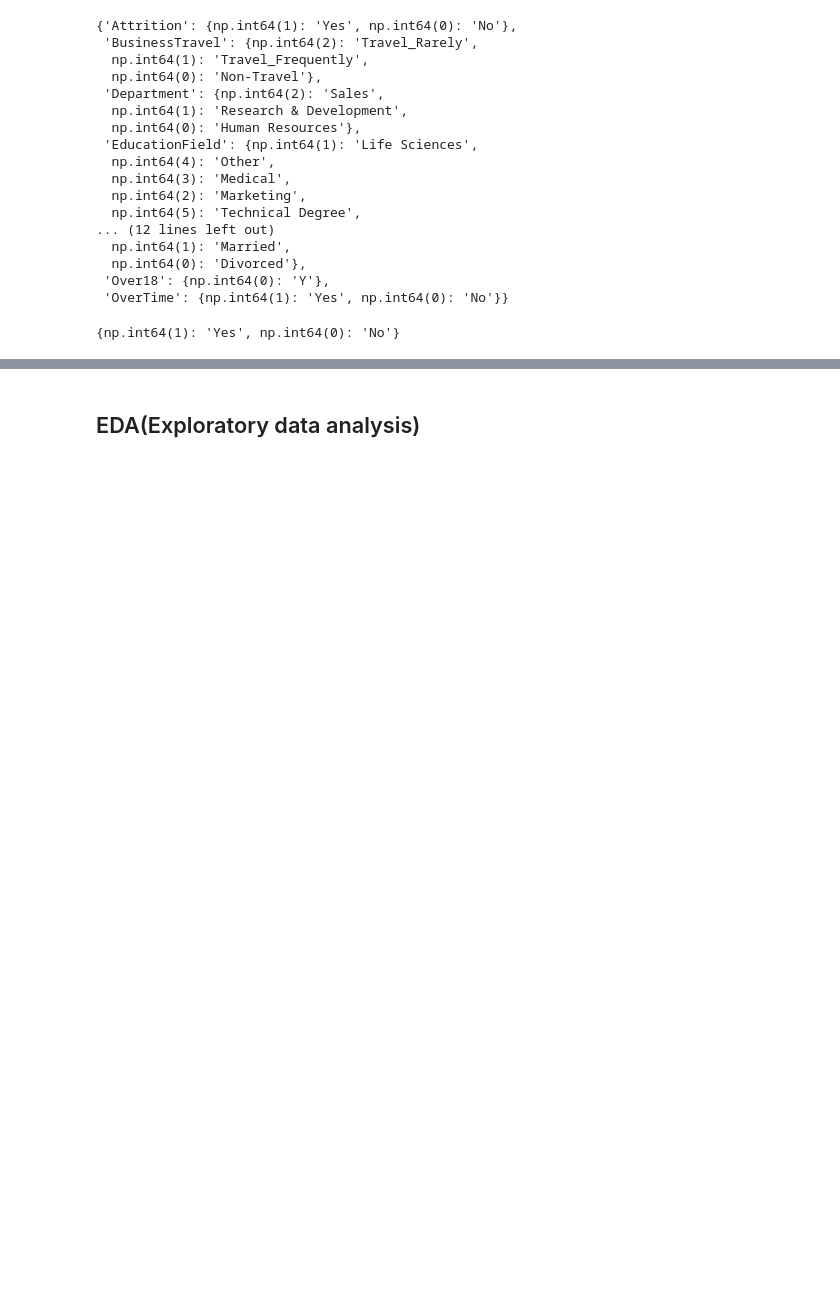
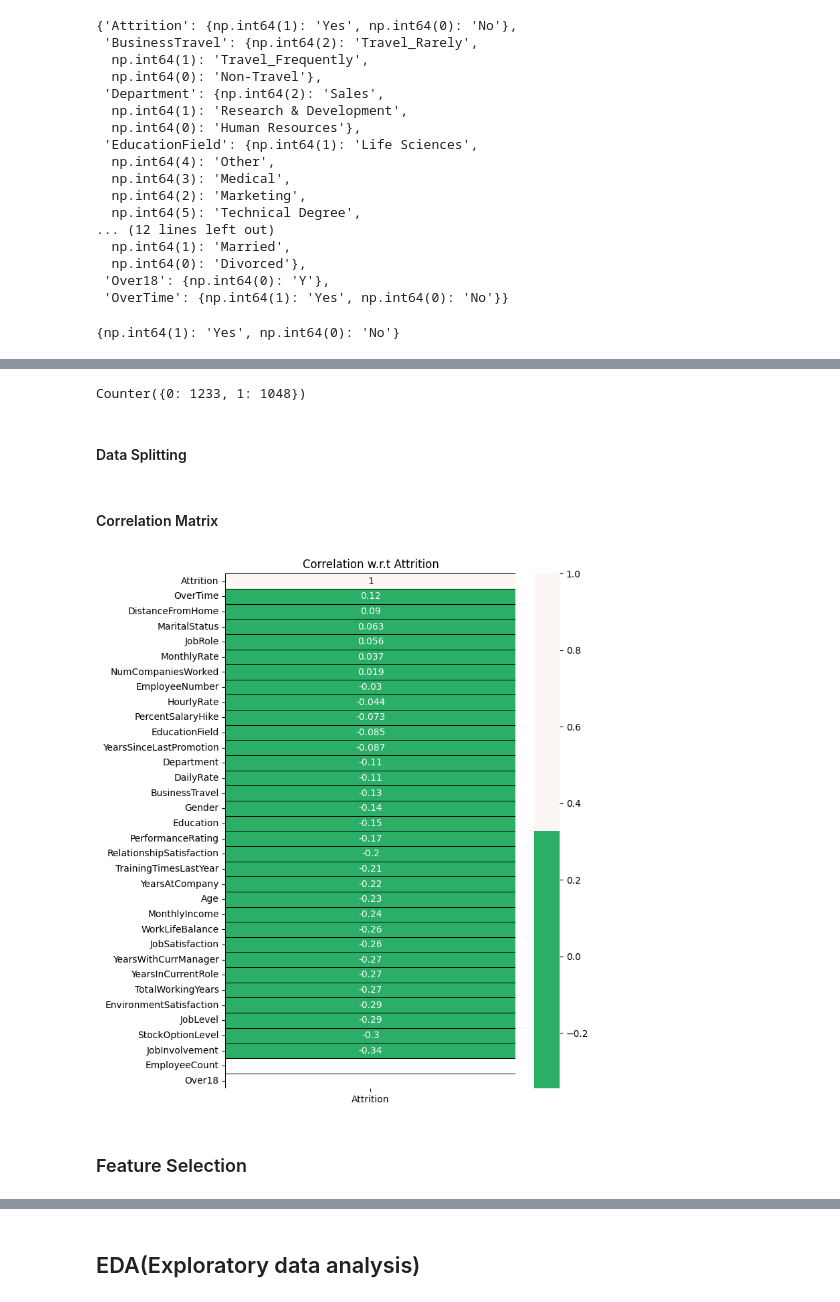
Before and after one commit to shipleaf/Business_Analytics, a Jupyter notebook: week03/01_HR Analytics_Attriction_Churn.ipynb, the cells around one changed output, grey strips where cells are left out. Drawn from its saved outputs; the diff is of its cells as text; code cells hidden in the pictures; blank space fills up the shorter version.

```diff
--- a/week03/01_HR Analytics_Attriction_Churn.ipynb
+++ b/week03/01_HR Analytics_Attriction_Churn.ipynb
@@ -540,0 +558,36 @@ Passing `palette` without assigning `hue` is deprecated and will be removed in v
+# %%
+cols = list(df1.columns)
+cols.remove('Attrition')
+
+over = SMOTE(sampling_strategy = 0.85)
+under = RandomUnderSampler(sampling_strategy = 0.1)
+f1 = df1.loc[:,cols]
+t1 = df1.loc[:,'Attrition']
+
+steps = [('over', over)]
+pipeline = Pipeline(steps=steps)
+f1, t1 = pipeline.fit_resample(f1, t1)
+Counter(t1)
+# %% [output]
+Counter({0: 1233, 1: 1048})
+# %% [markdown]
+#### Data Splitting
+# %%
+from sklearn.model_selection import train_test_split
+
+x_train, x_test, y_train, y_test = train_test_split(f1, t1, test_size = 0.15, random_state = 2)
+# %% [markdown]
+#### Correlation Matrix
+# %%
+x_train_test = x_train.copy(deep = True)
+x_train_test['Attrition'] = y_train
+# %%
+corr = x_train_test.corrwith(x_train_test['Attrition']).sort_values(ascending = False).to_frame()
+corr.columns = ['Attrition']
+plt.subplots(figsize = (7,10))
+sns.heatmap(corr,annot = True,cmap = colors,linewidths = 0.4,linecolor = 'black');
+plt.title('Correlation w.r.t Attrition');
+# %% [output]
+[figure, added]
+# %% [markdown]
+### Feature Selection
```
Also changed, not shown: parts of 21 cells of this notebook, 2 other files.
